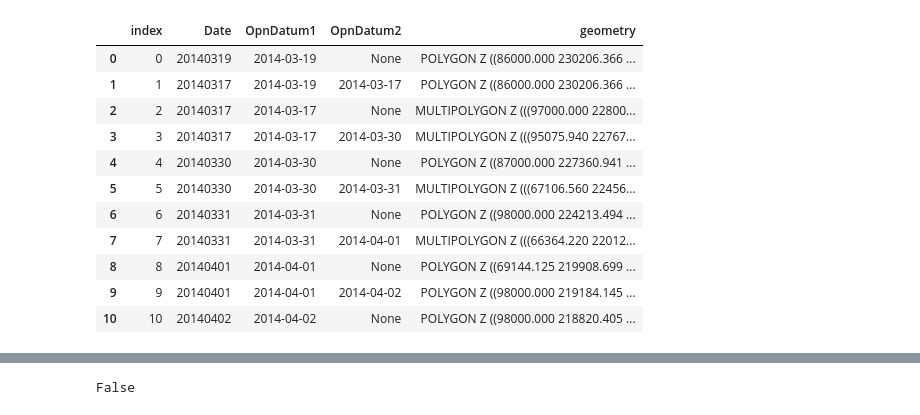
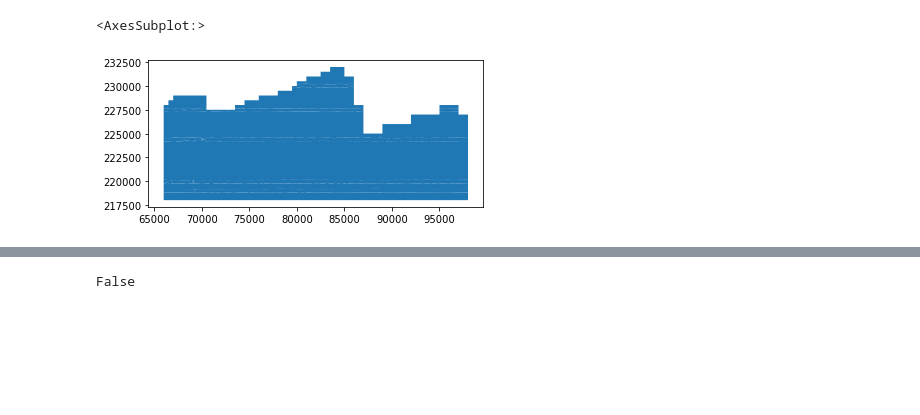
Before and after one commit to kustex/3d_house_project, a Jupyter notebook: model_3d_house_project.ipynb, the cells around one changed output, grey strips where cells are left out. Drawn from its saved outputs; the diff is of its cells as text; code cells hidden in the pictures; blank space fills up the shorter version.

```diff
--- a/model_3d_house_project.ipynb
+++ b/model_3d_house_project.ipynb
@@ -11,18 +14,8 @@ import shapely
 from rasterio.plot import show
 # %%
-dsm_shp = gpd.read_file('data/dsm/DHMVII_vdc_k5.shp').reset_index()
+dsm_shp = gpd.read_file('data/dsm/DHMVII_vdc_k5.shp')
 dsm_shp = dsm_shp.set_crs('epsg:31370')
-dsm_shp
+dsm_shp.plot()
 # %% [output]
-|  | index | Date | OpnDatum1 | OpnDatum2 | geometry |
-| 0 | 0 | 20140319 | 2014-03-19 | None | POLYGON Z ((86000.000 230206.366 ... |
-| 1 | 1 | 20140317 | 2014-03-19 | 2014-03-17 | POLYGON Z ((86000.000 230206.366 ... |
-| 2 | 2 | 20140317 | 2014-03-17 | None | MULTIPOLYGON Z (((97000.000 22800... |
-| 3 | 3 | 20140317 | 2014-03-17 | 2014-03-30 | MULTIPOLYGON Z (((95075.940 22767... |
-| 4 | 4 | 20140330 | 2014-03-30 | None | POLYGON Z ((87000.000 227360.941 ... |
-| 5 | 5 | 20140330 | 2014-03-30 | 2014-03-31 | MULTIPOLYGON Z (((67106.560 22456... |
-| 6 | 6 | 20140331 | 2014-03-31 | None | POLYGON Z ((98000.000 224213.494 ... |
-| 7 | 7 | 20140331 | 2014-03-31 | 2014-04-01 | MULTIPOLYGON Z (((66364.220 22012... |
-| 8 | 8 | 20140401 | 2014-04-01 | None | POLYGON Z ((69144.125 219908.699 ... |
-| 9 | 9 | 20140401 | 2014-04-01 | 2014-04-02 | POLYGON Z ((98000.000 219184.145 ... |
-| 10 | 10 | 20140402 | 2014-04-02 | None | POLYGON Z ((98000.000 218820.405 ... |
+<AxesSubplot:>
+[figure, added]
```
Also changed, not shown: parts of 16 cells of this notebook.
